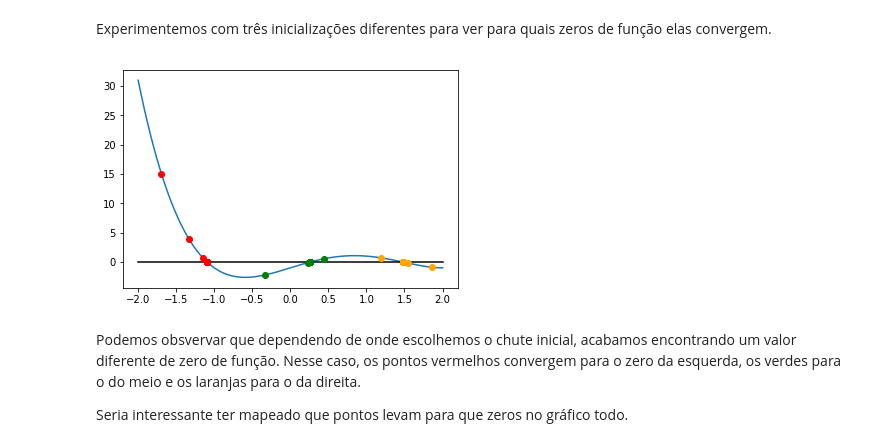
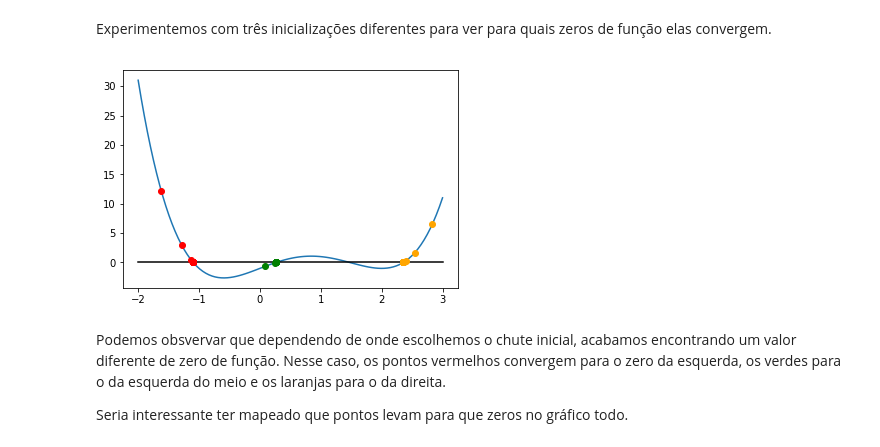
Before and after one commit to GuilhermeFreire/MetodosNumericos2, a Jupyter notebook: Aula 15 - Soluções.ipynb, the cells around one changed output. Saved outputs shown, nothing was run; the diff lists cells and outputs as text; code cells hidden in the pictures.

```diff
--- a/Aula 15 - Soluções.ipynb
+++ b/Aula 15 - Soluções.ipynb
@@ -10,7 +10,7 @@ Comecemos com um exemplo simples para encontrarmos o zero da função.
 import numpy as np
 import matplotlib.pyplot as plt
 
-x = np.linspace(-2, 2, 100)
+x = np.linspace(-2, 3, 100)
 
 f1 = lambda x: x**4 - 3*x**3 + 4*x - 1
 df1 = lambda x: 4*x**3 - 9*x**2 + 4
@@ -25,49 +25,55 @@ plt.show()
 # %% [markdown]
 Prosseguimos implementando o Método de Newton 2D para encontrar algum zero dessa função.
 # %%
-def find_zero2D(init_guess, f, df, it=1000):
-    guesses = [init_guess]
-    for i in range(it):
-        guesses.append(guesses[-1] - f(guesses[-1])/df(guesses[-1]))
-    return np.array(guesses)
+def find_zero2D(init_guess, f, df, it=1000, trace=True):
+    if trace:
+        guesses = [init_guess]
+        for i in range(it):
+            guesses.append(guesses[-1] - f(guesses[-1])/df(guesses[-1]))
+        return np.array(guesses)
+    else:
+        next_guess = init_guess
+        for i in range(it):
+            next_guess = next_guess - f(next_guess)/df(next_guess)
+        return next_guess
 # %% [markdown]
 Experimentemos com três inicializações diferentes para ver para quais zeros de função elas convergem.
 # %%
 ###################################################
 np.random.seed(1)
-init_guess = np.random.rand(1)*4 - 2
+init_guess = np.random.rand(1)*5 - 2
 guesses = find_zero2D(init_guess, f1, df1)
 
 plt.plot(x, y, zorder=1)
 plt.plot(x, zero, c="black", zorder=2)
 plt.scatter(guesses, f1(guesses), c="green", zorder=3)
 
 # plt.show()
 ###################################################
 np.random.seed(4)
-init_guess = np.random.rand(1)*4 - 2
+init_guess = np.random.rand(1)*5 - 2
 guesses = find_zero2D(init_guess, f1, df1)
 
 # plt.plot(x, y, zorder=1)
 # plt.plot(x, zero, c="black", zorder=2)
 plt.scatter(guesses, f1(guesses), c="orange", zorder=3)
 
 # plt.show()
 
 
 ###################################################
 np.random.seed(7)
-init_guess = np.random.rand(1)*4 - 2
+init_guess = np.random.rand(1)*5 - 2
 guesses = find_zero2D(init_guess, f1, df1)
 
 # plt.plot(x, y, zorder=1)
 # plt.plot(x, zero, c="black", zorder=2)
 plt.scatter(guesses, f1(guesses), c="red", zorder=3)
 
 plt.show()
 # %% [output]
-[figure, old version]
+[figure, new version]
 # %% [markdown]
-Podemos obsvervar que dependendo de onde escolhemos o chute inicial, acabamos encontrando um valor diferente de zero de função. Nesse caso, os pontos vermelhos convergem para o zero da esquerda, os verdes para o do meio e os laranjas para o da direita.
+Podemos obsvervar que dependendo de onde escolhemos o chute inicial, acabamos encontrando um valor diferente de zero de função. Nesse caso, os pontos vermelhos convergem para o zero da esquerda, os verdes para o da esquerda do meio e os laranjas para o da direita.
 
 Seria interessante ter mapeado que pontos levam para que zeros no gráfico todo.
```
Also changed, not shown: parts of 8 cells of this notebook.
